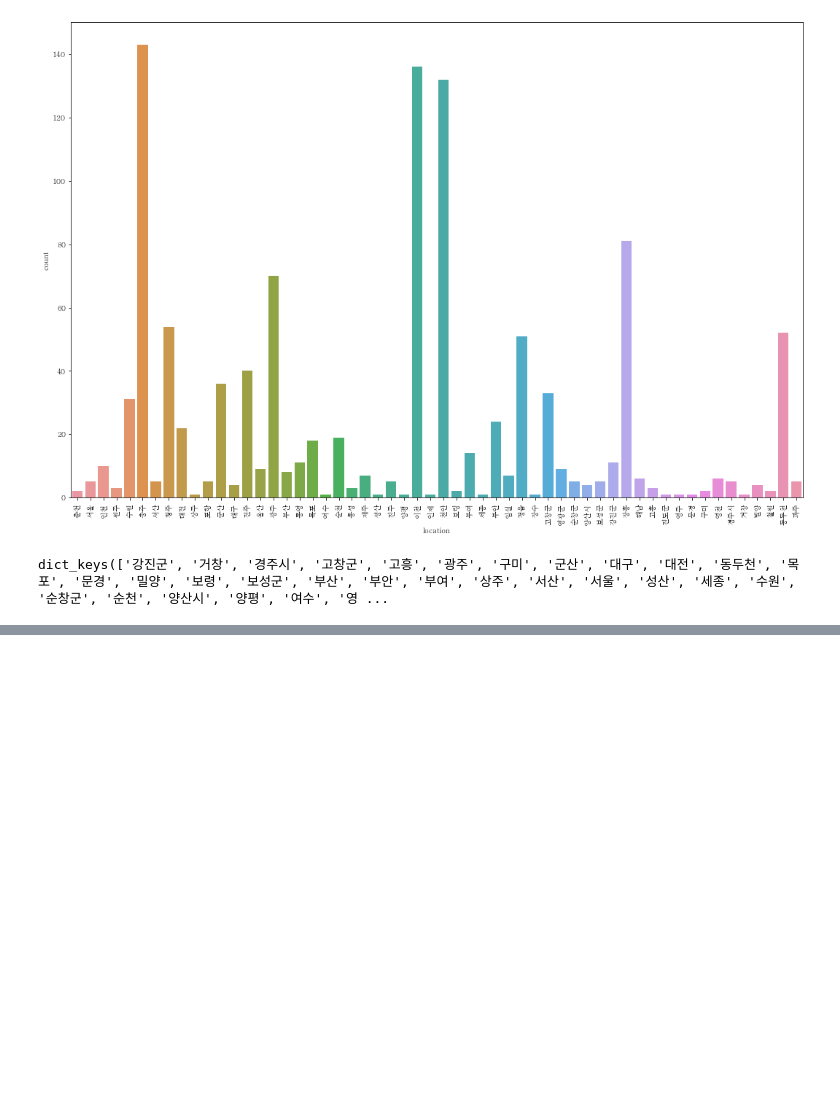
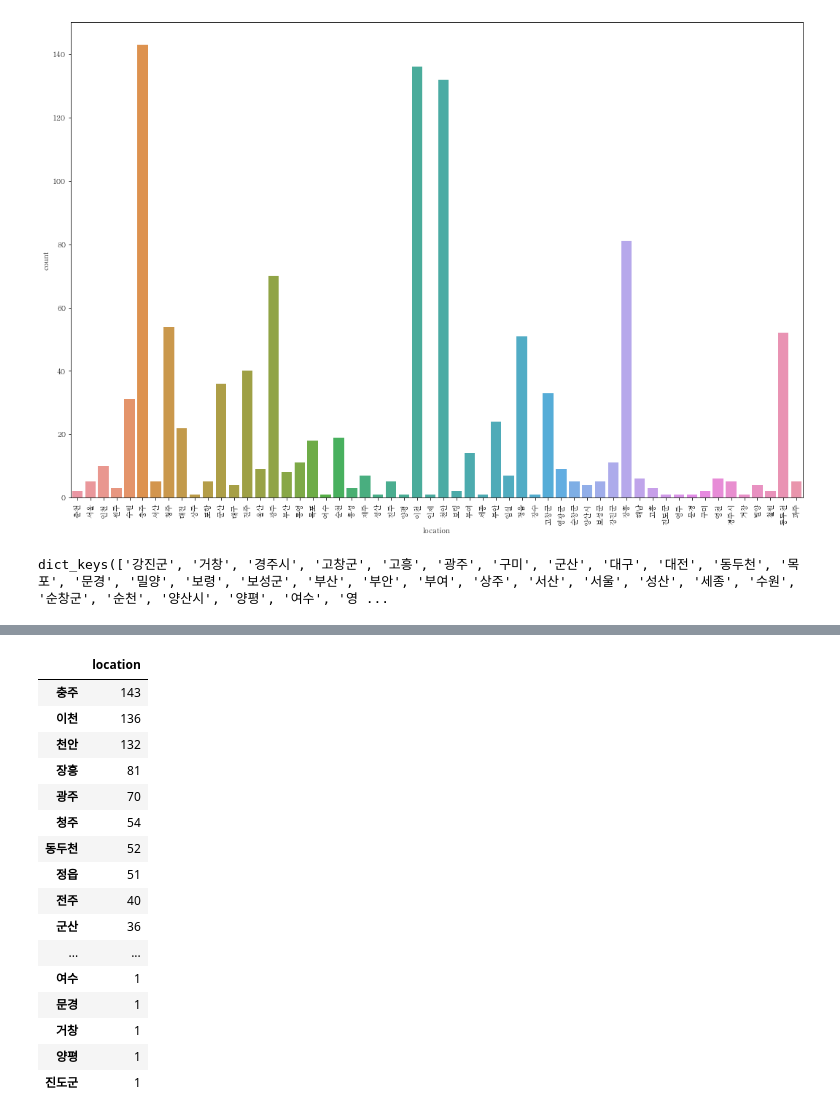
Before and after one commit to jiwoo-coding/aiai, a Jupyter notebook: HPAI kk.ipynb, the cells around one changed output, grey strips where cells are left out. Cells and saved outputs as stored; diff of their text form; code cells hidden in the pictures; blank space fills up the shorter version.

```diff
--- a/HPAI kk.ipynb
+++ b/HPAI kk.ipynb
@@ -312,0 +380,22 @@ hpai1
+# %%
+#데이터프레임화 (두개 합치려고)
+aiai_df = pd.DataFrame(aiai)
+aiai_df
+# %% [output]
+|  | location |
+| 충주 | 143 |
+| 이천 | 136 |
+| 천안 | 132 |
+| 장흥 | 81 |
+| 광주 | 70 |
+| 청주 | 54 |
+| 동두천 | 52 |
+| 정읍 | 51 |
+| 전주 | 40 |
+| 군산 | 36 |
+| ... | ... |
+| 여수 | 1 |
+| 문경 | 1 |
+| 거창 | 1 |
+| 양평 | 1 |
+| 진도군 | 1 |
```
Also changed, not shown: parts of 39 cells of this notebook.
